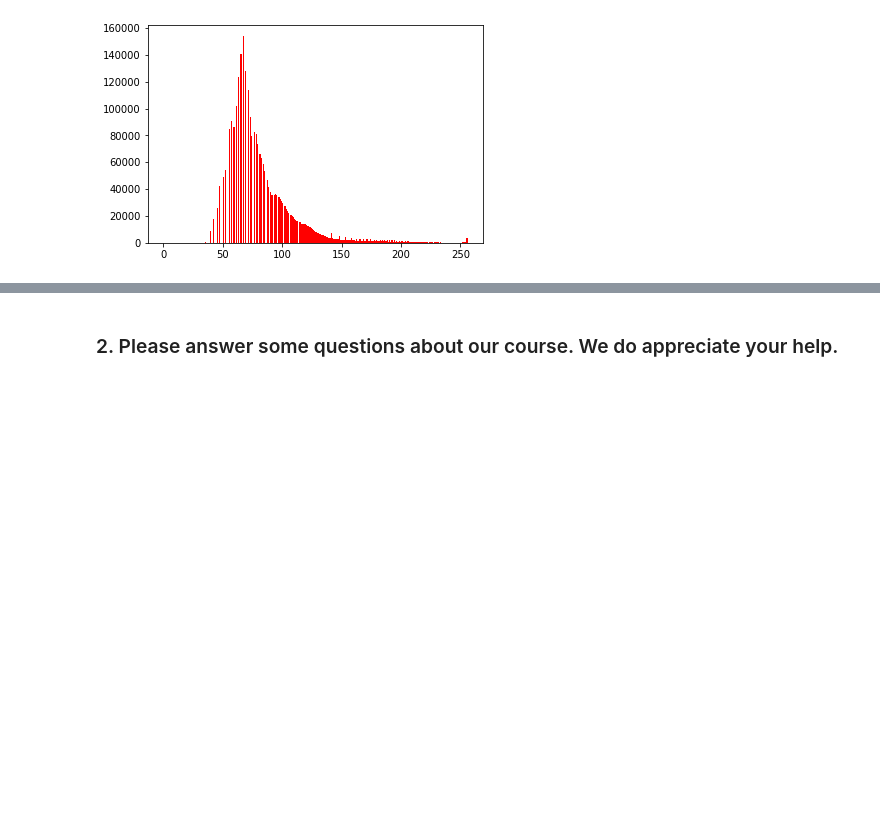
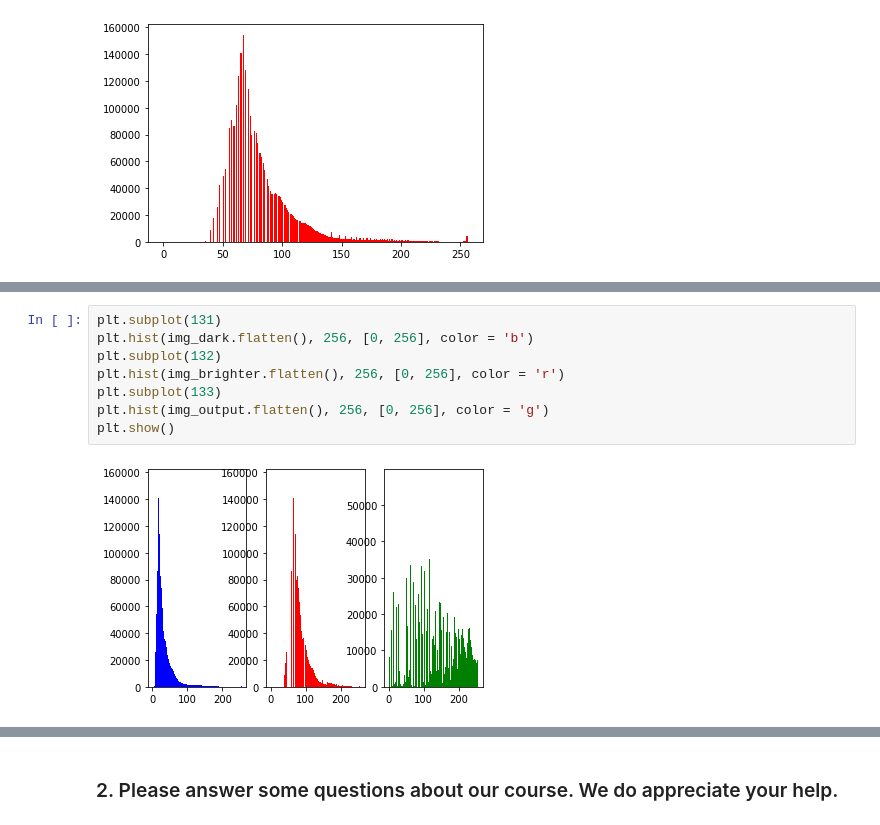
Before and after one commit to Raydrrrr1234/kaikeba, a Jupyter notebook: 第一周_CV课作业.ipynb, the cells around one changed output, grey strips where cells are left out. Drawn from its saved outputs; the diff is of its cells as text; blank space fills up the shorter version.

```diff
--- a/第一周_CV课作业.ipynb
+++ b/第一周_CV课作业.ipynb
@@ -136,0 +141,10 @@ img_yuv[:,:,0] = cv
+# %%
+plt.subplot(131)
+plt.hist(img_dark.flatten(), 256, [0, 256], color = 'b')
+plt.subplot(132)
+plt.hist(img_brighter.flatten(), 256, [0, 256], color = 'r')
+plt.subplot(133)
+plt.hist(img_output.flatten(), 256, [0, 256], color = 'g')
+plt.show()
+# %% [output]
+[figure, added]
```
Also changed, not shown: parts of 10 cells of this notebook, 2 other files.
